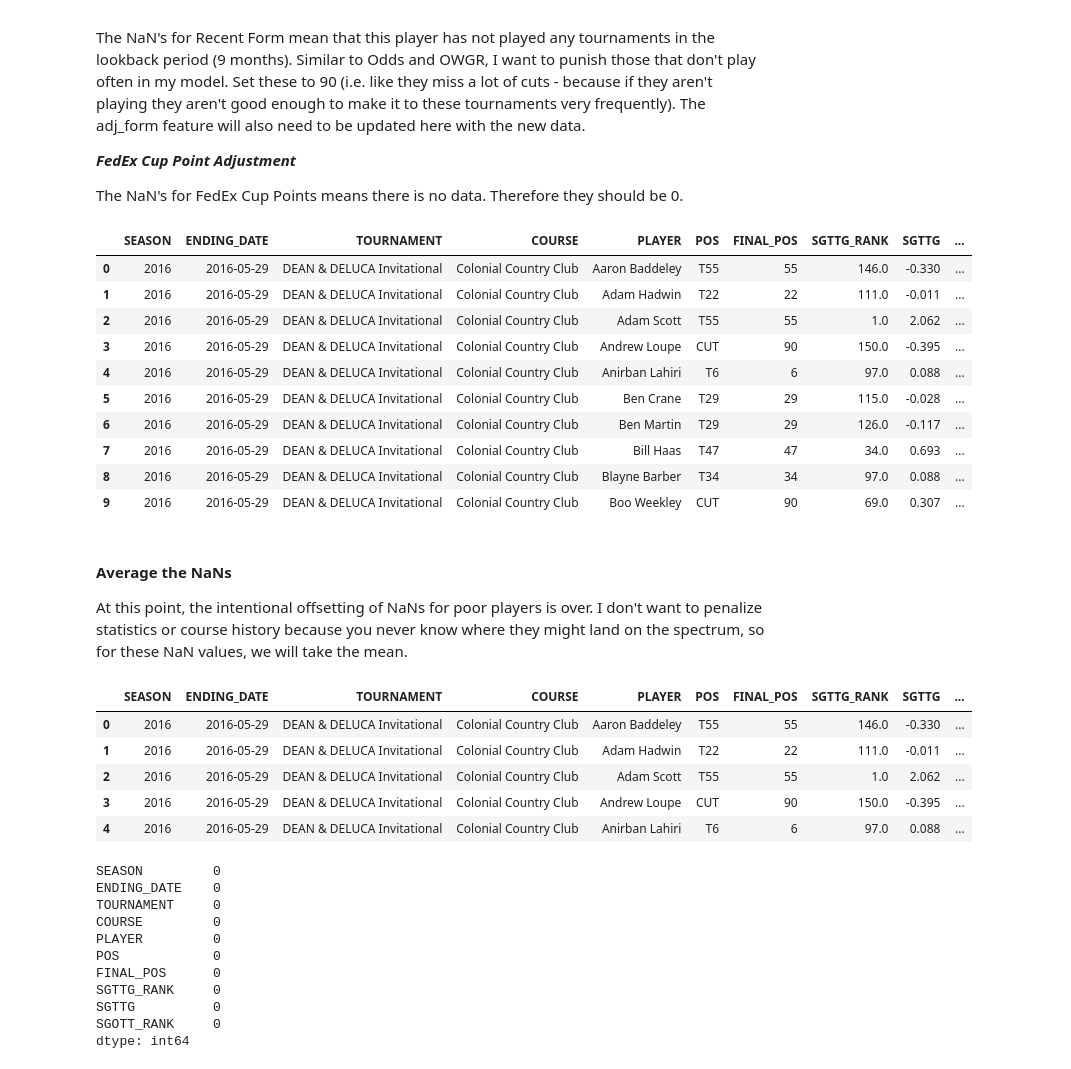
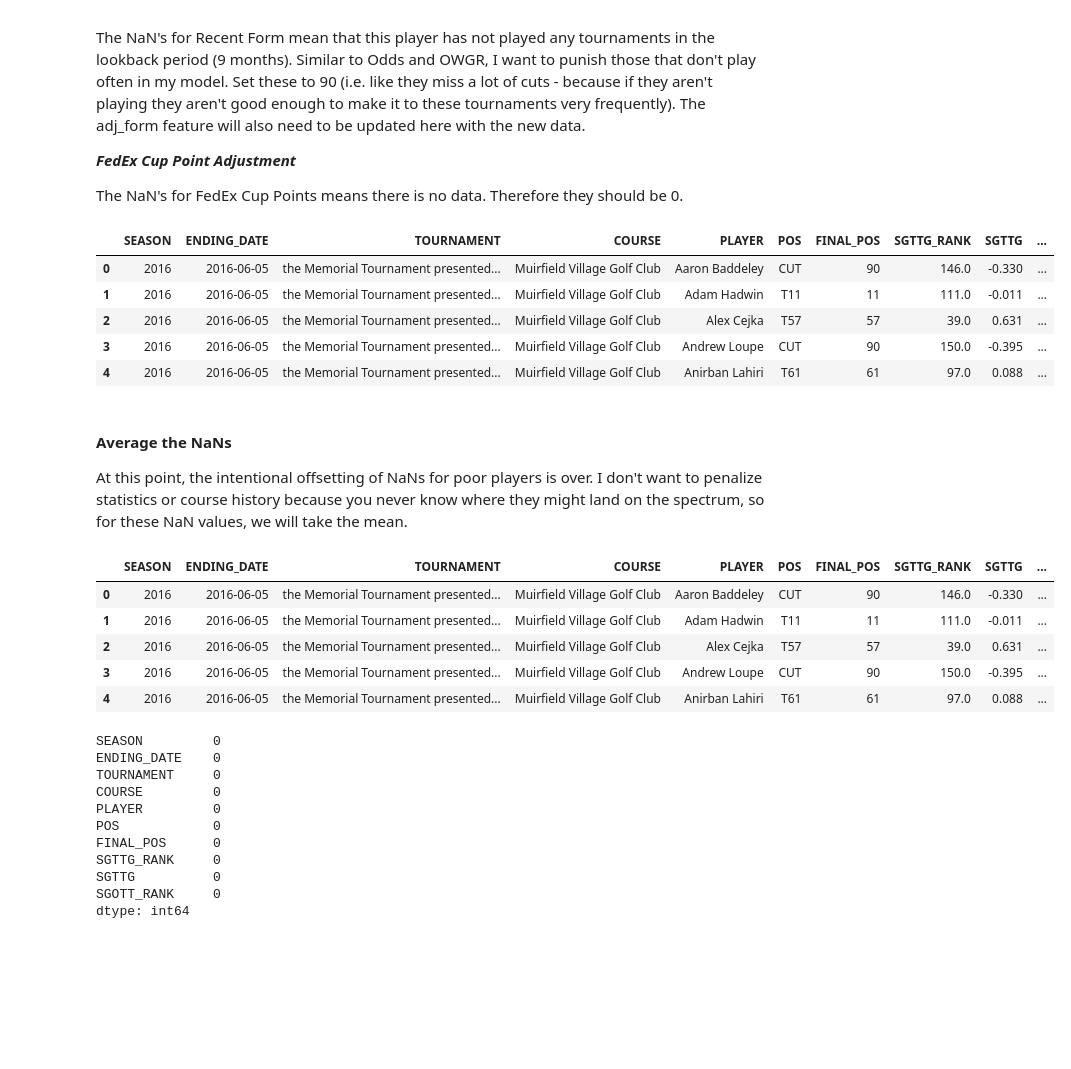
Before and after one commit to milleranalytics/pga-dk, a Jupyter notebook: pga-dk.ipynb, the cells around one changed output. Drawn from its saved outputs; the diff is of its cells as text; code cells hidden in the pictures; blank space fills up the shorter version.

```diff
--- a/pga-dk.ipynb
+++ b/pga-dk.ipynb
@@ -8,15 +8,15 @@ Looks like the tournament ID is also in the address bar.
 # %%
 # === USER INPUTS ===
 # Old Tournament
-old_tournament_name = "PGA Championship"
-tournament_date = "5/18/2025"
-old_course = "Quail Hollow Club"
-tournament_id = "R2025033"
+old_tournament_name = "Charles Schwab Challenge"
+tournament_date = "5/25/2025"  # Ending date of tournament
+old_course = "Colonial Country Club"
+tournament_id = "R2025021"
 
 # New Tournament
-new_tournament_name = "Charles Schwab Challenge"
-new_ending_date = "2025-05-25"
-new_course = "Colonial Country Club"
+new_tournament_name = "the Memorial Tournament presented by Workday"
+new_ending_date = "2025-06-01"
+new_course = "Muirfield Village Golf Club"
 new_season = 2025
 
 
@@ -636,35 +630,30 @@ The NaN's for FedEx Cup Points means there is no data.  Therefore they should be
 # %%
 # === VEGAS ODDS ===
 training_df["VEGAS_ODDS"] = training_df["VEGAS_ODDS"].fillna(1000).clip(upper=1000)
 
 # === OWGR and OWGR_RANK ===
 owgr_min = training_df["OWGR"].min(skipna=True)
 training_df["OWGR"] = training_df["OWGR"].fillna(owgr_min)
 training_df["OWGR_RANK"] = training_df["OWGR_RANK"].fillna(1000).astype(float).clip(upper=1000)
 
 # === RECENT FORM and adj_form ===
 training_df["RECENT_FORM"] = training_df["RECENT_FORM"].fillna(90)
 if "TOTAL_EVENTS_PLAYED" in training_df.columns:
     training_df["adj_form"] = (
         training_df["RECENT_FORM"] / np.log1p(training_df["TOTAL_EVENTS_PLAYED"])
     ).round(2)
 
 # === FEDEX CUP POINTS ===
 training_df["FEDEX_CUP_POINTS"] = training_df["FEDEX_CUP_POINTS"].fillna(0)
 
-training_df.head(10)
+training_df.head(5)
 # %% [output]
 |  | SEASON | ENDING_DATE | TOURNAMENT | COURSE | PLAYER | POS | FINAL_POS | SGTTG_RANK | SGTTG | ... |
-| 0 | 2016 | 2016-05-29 | DEAN & DELUCA Invitational | Colonial Country Club | Aaron Baddeley | T55 | 55 | 146.0 | -0.330 | ... |
-| 1 | 2016 | 2016-05-29 | DEAN & DELUCA Invitational | Colonial Country Club | Adam Hadwin | T22 | 22 | 111.0 | -0.011 | ... |
-| 2 | 2016 | 2016-05-29 | DEAN & DELUCA Invitational | Colonial Country Club | Adam Scott | T55 | 55 | 1.0 | 2.062 | ... |
-| 3 | 2016 | 2016-05-29 | DEAN & DELUCA Invitational | Colonial Country Club | Andrew Loupe | CUT | 90 | 150.0 | -0.395 | ... |
-| 4 | 2016 | 2016-05-29 | DEAN & DELUCA Invitational | Colonial Country Club | Anirban Lahiri | T6 | 6 | 97.0 | 0.088 | ... |
-| 5 | 2016 | 2016-05-29 | DEAN & DELUCA Invitational | Colonial Country Club | Ben Crane | T29 | 29 | 115.0 | -0.028 | ... |
-| 6 | 2016 | 2016-05-29 | DEAN & DELUCA Invitational | Colonial Country Club | Ben Martin | T29 | 29 | 126.0 | -0.117 | ... |
-| 7 | 2016 | 2016-05-29 | DEAN & DELUCA Invitational | Colonial Country Club | Bill Haas | T47 | 47 | 34.0 | 0.693 | ... |
-| 8 | 2016 | 2016-05-29 | DEAN & DELUCA Invitational | Colonial Country Club | Blayne Barber | T34 | 34 | 97.0 | 0.088 | ... |
-| 9 | 2016 | 2016-05-29 | DEAN & DELUCA Invitational | Colonial Country Club | Boo Weekley | CUT | 90 | 69.0 | 0.307 | ... |
+| 0 | 2016 | 2016-06-05 | the Memorial Tournament presented... | Muirfield Village Golf Club | Aaron Baddeley | CUT | 90 | 146.0 | -0.330 | ... |
+| 1 | 2016 | 2016-06-05 | the Memorial Tournament presented... | Muirfield Village Golf Club | Adam Hadwin | T11 | 11 | 111.0 | -0.011 | ... |
+| 2 | 2016 | 2016-06-05 | the Memorial Tournament presented... | Muirfield Village Golf Club | Alex Cejka | T57 | 57 | 39.0 | 0.631 | ... |
+| 3 | 2016 | 2016-06-05 | the Memorial Tournament presented... | Muirfield Village Golf Club | Andrew Loupe | CUT | 90 | 150.0 | -0.395 | ... |
+| 4 | 2016 | 2016-06-05 | the Memorial Tournament presented... | Muirfield Village Golf Club | Anirban Lahiri | T61 | 61 | 97.0 | 0.088 | ... |
 # %% [markdown]
 #### Average the NaNs
 At this point, the intentional offsetting of NaNs for poor players is over.  I don't want to penalize statistics or course history because you never know where they might land on the spectrum, so for these NaN values, we will take the mean.
@@ -694,11 +683,11 @@ training_df.update(numeric_columns)
 training_df.head()
 # %% [output]
 |  | SEASON | ENDING_DATE | TOURNAMENT | COURSE | PLAYER | POS | FINAL_POS | SGTTG_RANK | SGTTG | ... |
-| 0 | 2016 | 2016-05-29 | DEAN & DELUCA Invitational | Colonial Country Club | Aaron Baddeley | T55 | 55 | 146.0 | -0.330 | ... |
-| 1 | 2016 | 2016-05-29 | DEAN & DELUCA Invitational | Colonial Country Club | Adam Hadwin | T22 | 22 | 111.0 | -0.011 | ... |
-| 2 | 2016 | 2016-05-29 | DEAN & DELUCA Invitational | Colonial Country Club | Adam Scott | T55 | 55 | 1.0 | 2.062 | ... |
-| 3 | 2016 | 2016-05-29 | DEAN & DELUCA Invitational | Colonial Country Club | Andrew Loupe | CUT | 90 | 150.0 | -0.395 | ... |
-| 4 | 2016 | 2016-05-29 | DEAN & DELUCA Invitational | Colonial Country Club | Anirban Lahiri | T6 | 6 | 97.0 | 0.088 | ... |
+| 0 | 2016 | 2016-06-05 | the Memorial Tournament presented... | Muirfield Village Golf Club | Aaron Baddeley | CUT | 90 | 146.0 | -0.330 | ... |
+| 1 | 2016 | 2016-06-05 | the Memorial Tournament presented... | Muirfield Village Golf Club | Adam Hadwin | T11 | 11 | 111.0 | -0.011 | ... |
+| 2 | 2016 | 2016-06-05 | the Memorial Tournament presented... | Muirfield Village Golf Club | Alex Cejka | T57 | 57 | 39.0 | 0.631 | ... |
+| 3 | 2016 | 2016-06-05 | the Memorial Tournament presented... | Muirfield Village Golf Club | Andrew Loupe | CUT | 90 | 150.0 | -0.395 | ... |
+| 4 | 2016 | 2016-06-05 | the Memorial Tournament presented... | Muirfield Village Golf Club | Anirban Lahiri | T61 | 61 | 97.0 | 0.088 | ... |
 # %%
 # Check for NaN values
 assert training_df.isna().sum().sum() == 0, "🚨 Still missing values!"
```
Also changed, not shown: parts of 18 cells of this notebook, 4 other files.
